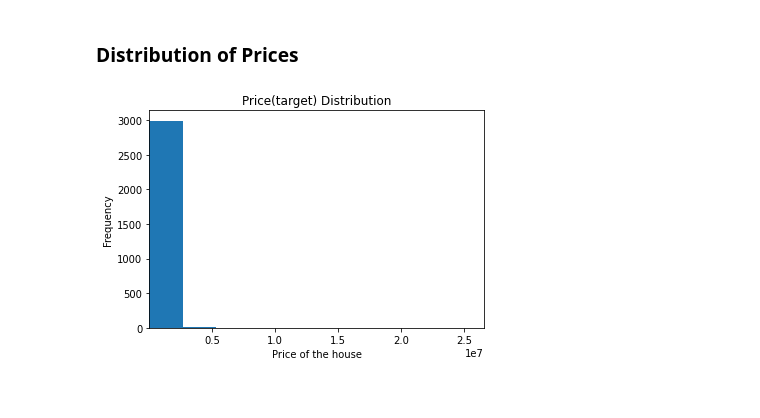
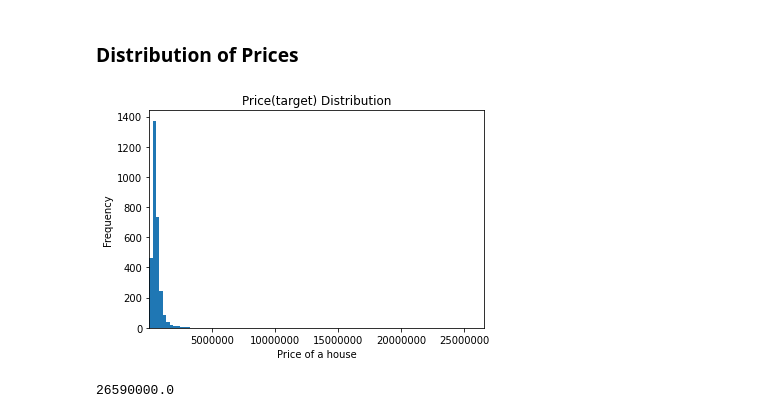
Before and after one commit to rajadevineni/House_Price_Prediction, a Jupyter notebook: KNN_regressor.ipynb, the cells around one changed output. Cells and saved outputs as stored; diff of their text form; code cells hidden in the pictures.

```diff
--- a/KNN_regressor.ipynb
+++ b/KNN_regressor.ipynb
@@ -94,8 +95,15 @@ for i in range(12):
 # %% [markdown]
 ### **Distribution of Prices**
 # %%
-plt.hist(y)
-plt.xlim(min(y),max(y))
-plt.gca().set(title='Price(target) Distribution', ylabel='Frequency', xlabel='Price of the house');
+#counts, bins = np.histogram(y)
+#plt.hist(bins[:-1], bins, weights=counts)
+plt.hist(y, bins = 100)
+plt.xlim(min(y),26590000)
+plt.ticklabel_format(useOffset=False, style='plain')
+plt.gca().set(title='Price(target) Distribution', ylabel='Frequency', xlabel='Price of a house');
 # %% [output]
-[figure, old version]
+[figure, new version]
+# %%
+max(y)
+# %% [output]
+26590000.0
```
Also changed, not shown: parts of 1 cell of this notebook.
